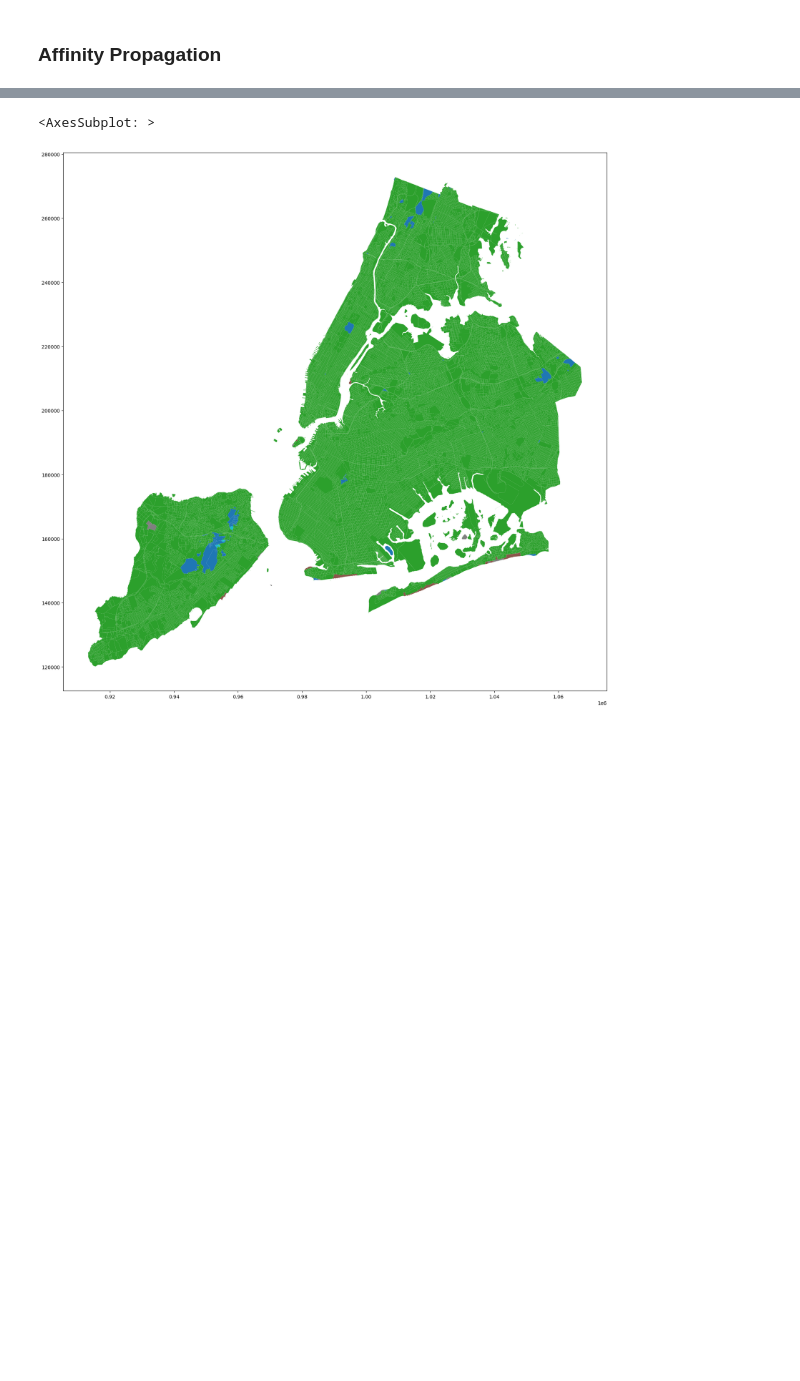
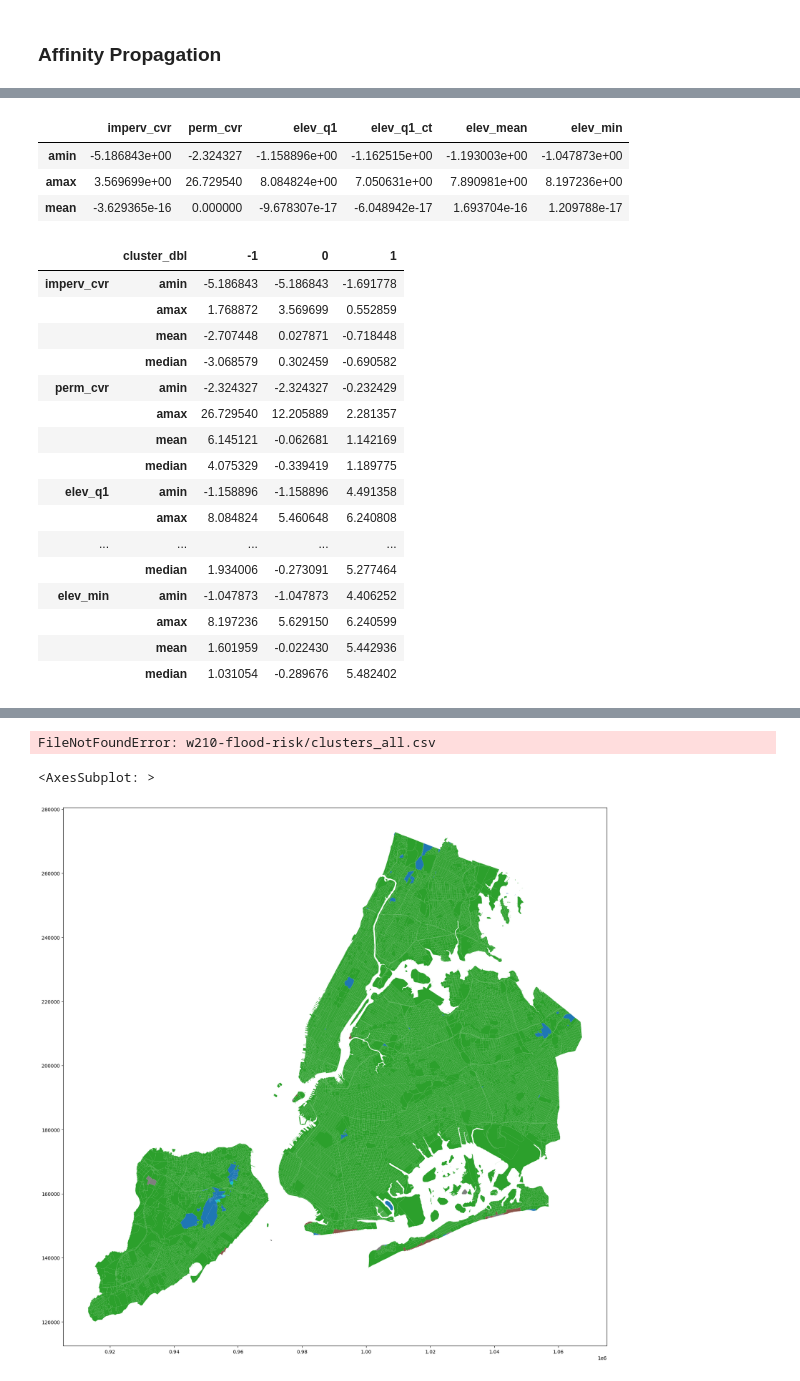
Before and after one commit to courtney-smith-97/flood-risk, a Jupyter notebook: modeling/all_models.ipynb, the cells around one changed output, grey strips where cells are left out. Cells and saved outputs as stored; diff of their text form; code cells hidden in the pictures; blank space fills up the shorter version.

```diff
--- a/modeling/all_models.ipynb
+++ b/modeling/all_models.ipynb
@@ -459,0 +537,4 @@ feat_data['cluster_db4'] = db.labels_
+# %%
+dbl = DBSCAN(eps = 1, min_samples = 9).fit(feat_data[feat_subset])
+feat_data['cluster_dbl'] = dbl.labels_
+feat_data['cluster_dbl'].value_counts()
@@ -460,3 +550,30 @@ feat_data['cluster_db4'] = db.labels_
+# %%
+ny[feat_subset].agg([np.min, np.max, np.mean])
+# %% [output]
+|  | imperv_cvr | perm_cvr | elev_q1 | elev_q1_ct | elev_mean | elev_min |
+| amin | -5.186843e+00 | -2.324327 | -1.158896e+00 | -1.162515e+00 | -1.193003e+00 | -1.047873e+00 |
+| amax | 3.569699e+00 | 26.729540 | 8.084824e+00 | 7.050631e+00 | 7.890981e+00 | 8.197236e+00 |
+| mean | -3.629365e-16 | 0.000000 | -9.678307e-17 | -6.048942e-17 | 1.693704e-16 | 1.209788e-17 |
+# %%
+feat_data.groupby('cluster_dbl')[feat_subset].agg([np.min, np.max, np.mean, np.median]).transpose()
+# %% [output]
+|  | cluster_dbl | -1 | 0 | 1 |
+| imperv_cvr | amin | -5.186843 | -5.186843 | -1.691778 |
+|  | amax | 1.768872 | 3.569699 | 0.552859 |
+|  | mean | -2.707448 | 0.027871 | -0.718448 |
+|  | median | -3.068579 | 0.302459 | -0.690582 |
+| perm_cvr | amin | -2.324327 | -2.324327 | -0.232429 |
+|  | amax | 26.729540 | 12.205889 | 2.281357 |
+|  | mean | 6.145121 | -0.062681 | 1.142169 |
+|  | median | 4.075329 | -0.339419 | 1.189775 |
+| elev_q1 | amin | -1.158896 | -1.158896 | 4.491358 |
+|  | amax | 8.084824 | 5.460648 | 6.240808 |
+| ... | ... | ... | ... | ... |
+|  | median | 1.934006 | -0.273091 | 5.277464 |
+| elev_min | amin | -1.047873 | -1.047873 | 4.406252 |
+|  | amax | 8.197236 | 5.629150 | 6.240599 |
+|  | mean | 1.601959 | -0.022430 | 5.442936 |
+|  | median | 1.031054 | -0.289676 | 5.482402 |
 # %%
 db2 = DBSCAN(eps = 1, min_samples = 7).fit(feat_data[feat_subset])
 feat_data['cluster_db6'] = db2.labels_
@@ -476,6 +593,10 @@ df.head()
 # %%
 df.to_csv('clusters_all.csv')
 !aws s3 cp clusters_all.csv s3://w210-flood-risk/clusters_all.csv --acl public-read
+# %%
+df = pd.read_csv('s3://w210-flood-risk/clusters_all.csv')
+# %% [output]
+FileNotFoundError: w210-flood-risk/clusters_all.csv
 # %%
 df.plot(column = 'cluster_db4',
         categorical=True,
```
Also changed, not shown: parts of 42 cells of this notebook, 2 other files.
